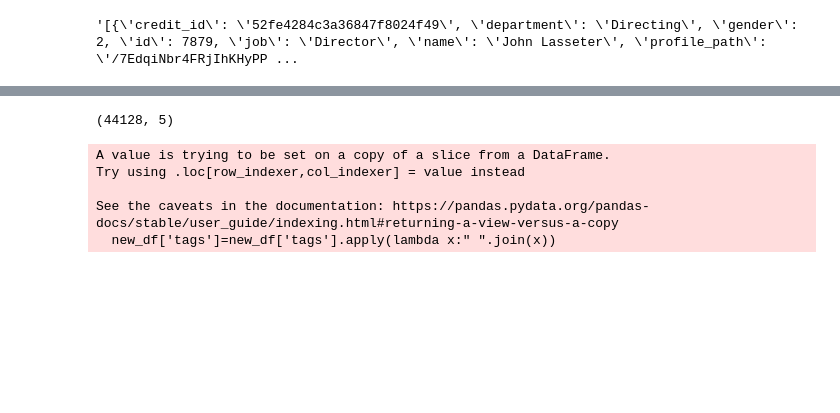
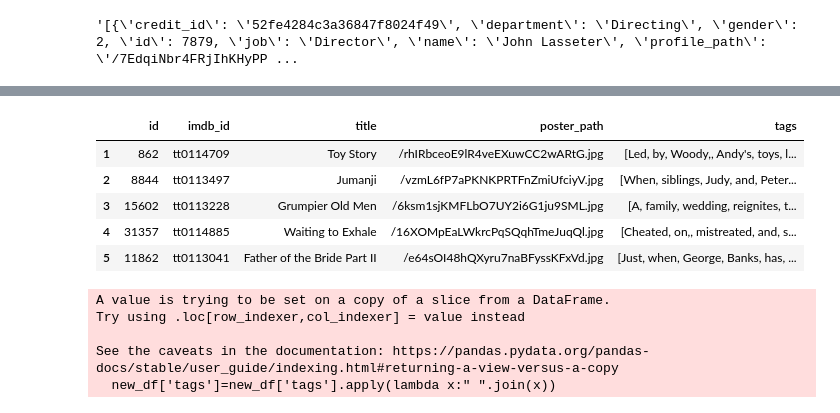
Before and after one commit to Samriddhi2711/movie_recommendation, a Jupyter notebook: movie.ipynb, the cells around one changed output, grey strips where cells are left out. Cells and saved outputs as stored; diff of their text form; code cells hidden in the pictures; blank space fills up the shorter version.

```diff
--- a/movie.ipynb
+++ b/movie.ipynb
@@ -287,7 +347,13 @@ new_df.sample()
-# %%
-new_df.shape
-# %% [output]
-(44128, 5)
+# %%
+new_df.index = range(1, len(new_df) + 1)
+new_df.head()
+# %% [output]
+|  | id | imdb_id | title | poster_path | tags |
+| 1 | 862 | tt0114709 | Toy Story | /rhIRbceoE9lR4veEXuwCC2wARtG.jpg | [Led, by, Woody,, Andy's, toys, l... |
+| 2 | 8844 | tt0113497 | Jumanji | /vzmL6fP7aPKNKPRTFnZmiUfciyV.jpg | [When, siblings, Judy, and, Peter... |
+| 3 | 15602 | tt0113228 | Grumpier Old Men | /6ksm1sjKMFLbO7UY2i6G1ju9SML.jpg | [A, family, wedding, reignites, t... |
+| 4 | 31357 | tt0114885 | Waiting to Exhale | /16XOMpEaLWkrcPqSQqhTmeJuqQl.jpg | [Cheated, on,, mistreated, and, s... |
+| 5 | 11862 | tt0113041 | Father of the Bride Part II | /e64sOI48hQXyru7naBFyssKFxVd.jpg | [Just, when, George, Banks, has, ... |
 # %%
 new_df['tags']=new_df['tags'].apply(lambda x:" ".join(x))
 # %% [output]
```
Also changed, not shown: parts of 43 cells of this notebook.
